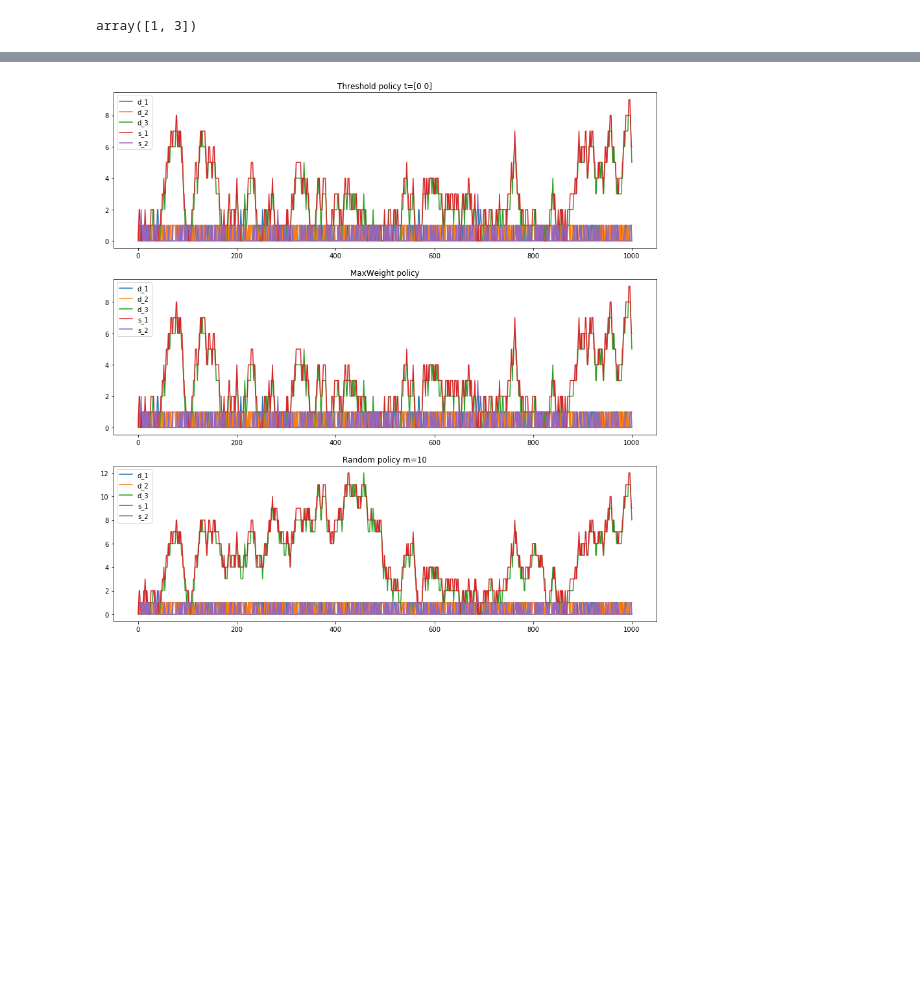
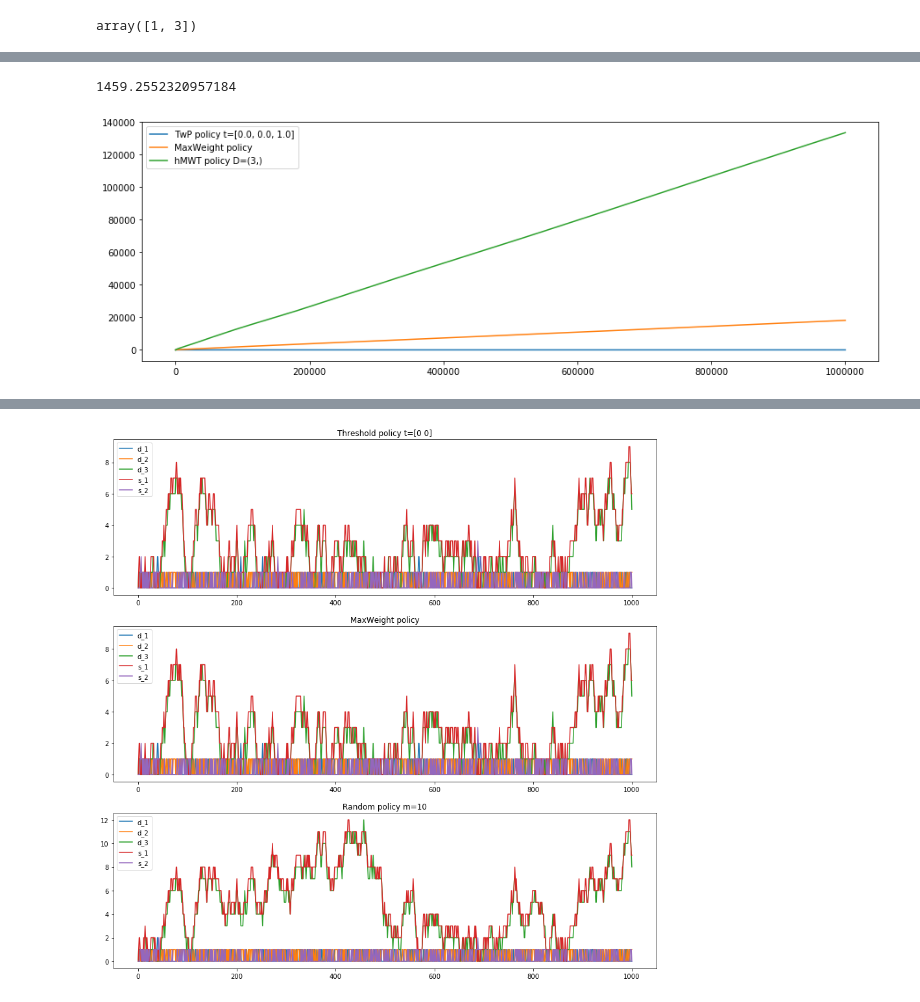
Before and after one commit to ArnaudCadas/DynamicMatchingModel, a Jupyter notebook: TestPolicies.ipynb, the cells around one changed output, grey strips where cells are left out. Cells and saved outputs as stored; diff of their text form; code cells hidden in the pictures; blank space fills up the shorter version.

```diff
--- a/TestPolicies.ipynb
+++ b/TestPolicies.ipynb
@@ -572,6 +569,31 @@ class Threshold_policy(Policy):
 
     def __str__(self):
         return 'Threshold policy t={}'.format(self.thresholds)
+
+class TwP_policy(Policy):
+
+    def __init__(self,thresholds):
+        # We store the thresholds as [d_1, ds_2, s_3]
+        self.thresholds = thresholds
+
+    def match(self,x):
+        u = Matching.zeros(x)
+        # We match all (1,1) and all (3,3)
+        u[1,1] += x[1,1].min()
+        u[3,3] += x[3,3].min()
+        # We update the state with the matchings because they have priority and they influence the future ones
+        new_state = x - u
+        # We match all (1,2) above the d_1 threshold and all (2,3) above the s_3 threshold
+        u[1,2] += np.maximum(new_state[1,2].min() - self.thresholds[0], 0.)
+        u[2,3] += np.maximum(new_state[2,3].min() - self.thresholds[2], 0.)
+        # We update the state with the matchings because they have priority and they influence the future ones
+        new_state = x - u
+        # We match all (2,2) above the ds_2 threshold
+        u[2,2] += np.maximum(new_state[2,2].min() - self.thresholds[1], 0.)
+        return u
+
+    def __str__(self):
+        return 'TwP policy t={}'.format(self.thresholds)
 
 class MaxWeight_policy(Policy):
 
@@ -894,0 +903,9 @@ print(time.time()-t)
+# %%
+NN = MatchingGraph([(1,1),(1,2),(2,2),(2,3),(3,3)],3,3)
+alpha = np.array([3./6., 2./6., 1./6.])
+beta = np.array([1.75/6., 2.75/6., 1.5/6.])
+arrival_dist = NodesData.items(alpha,beta,NN)
+costs = NodesData(np.array([1., 3., 1., 1., 3., 1.]),NN)
+P = [TwP_policy([0., 0., 1.]),MaxWeight_policy(costs), hMWT_policy(NN,Workload_index=['d',(3,)], alpha=arrival_dist, costs=costs, beta=2., kappa=10., theta=1., delta_plus=0.01, NUmax=8.)]
+x0 = State.zeros(NN)
+test_model = Model(NN,arrival_dist,costs,x0)
@@ -894,0 +916,8 @@ print(time.time()-t)
+# %%
+t = time.time()
+N = 1000000
+c = test_model.average_cost(N,P,plot=True)
+print(time.time()-t)
+# %% [output]
+1459.2552320957184
+[figure, added]
```
Also changed, not shown: parts of 16 cells of this notebook.
